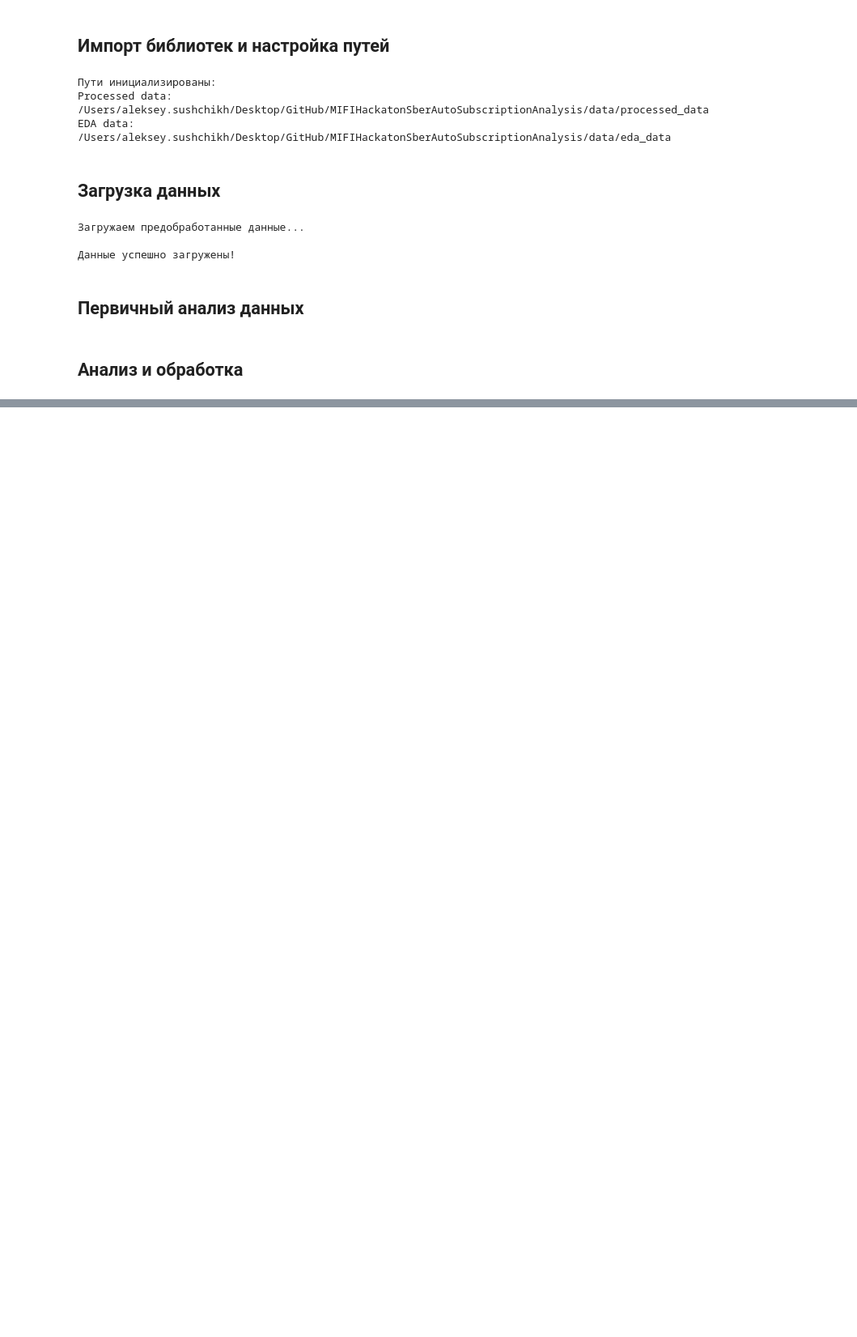
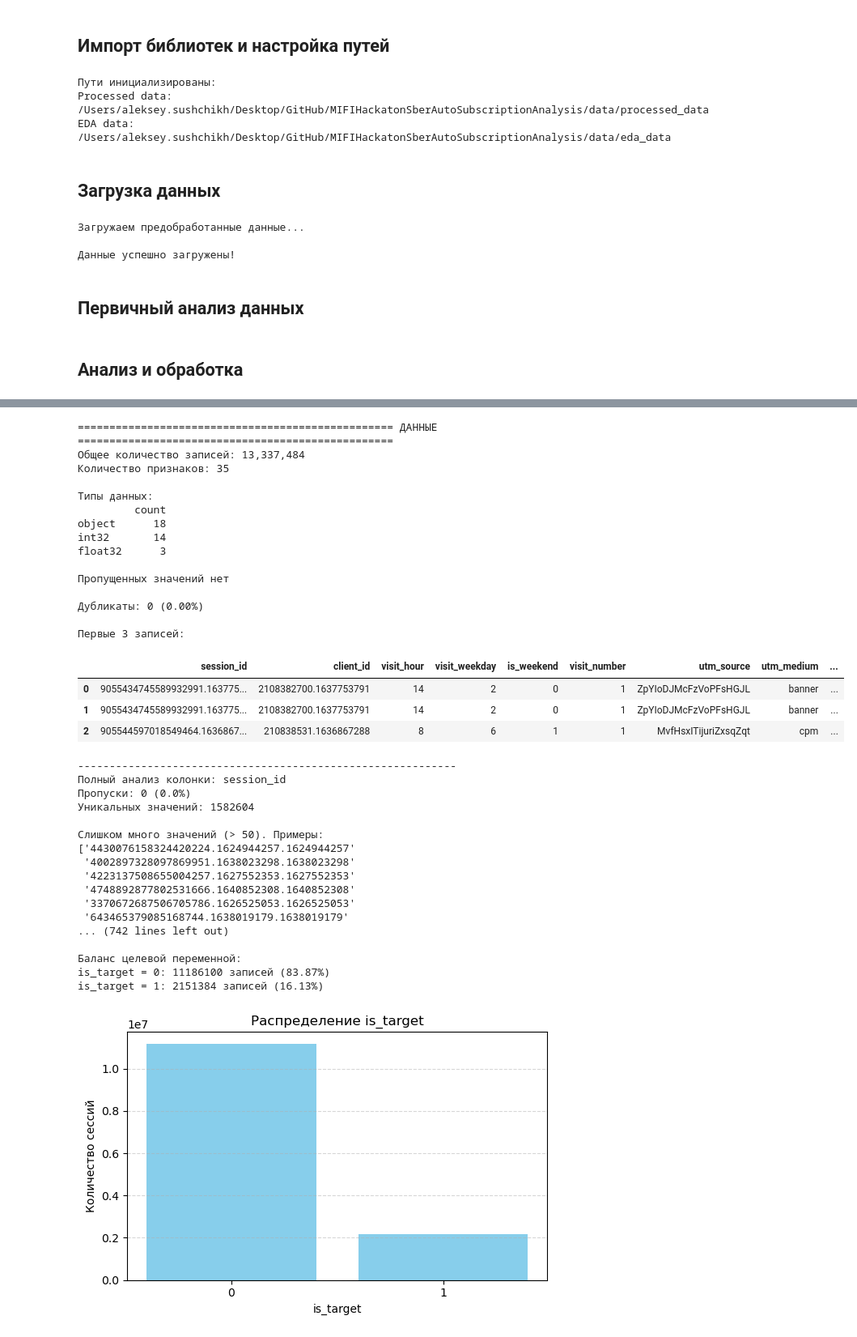
Before and after one commit to ListAloe/MIFIHackatonSberAutoSubscriptionAnalysis, a Jupyter notebook: notebooks/EDA/eda.ipynb, the cells around one changed output, grey strips where cells are left out. Shown at 81% size. Drawn from its saved outputs; the diff is of its cells as text; code cells hidden in the pictures; blank space fills up the shorter version.

```diff
--- a/notebooks/EDA/eda.ipynb
+++ b/notebooks/EDA/eda.ipynb
@@ -749,0 +914,77 @@ plt.show()
+# %%
+# Подготовка данных
+df = test6.copy()
+
+df['visit_day'] = df['visit_datetime'].dt.day
+df['visit_month'] = df['visit_datetime'].dt.month
+df['visit_year'] = df['visit_datetime'].dt.year
+df['hit_sec'] = df['hit_time_td'].dt.total_seconds()
+df['session_total_sec'] = df['session_duration'].dt.total_seconds()
+df.drop('visit_datetime', axis=1, inplace=True)
+df.drop('hit_time_td', axis=1, inplace=True)
+df.drop('ar_bin', axis=1, inplace=True)
+df.drop('session_duration', axis=1, inplace=True)
+
+# Для каждого столбца с расширенным dtype приводим к соответствующему обычному:
+for col, dtype in test6.dtypes.items():
+    # IntegerDtype → int32
+    if pd.api.types.is_integer_dtype(dtype):
+        test6[col] = test6[col].astype('int32')
+    # BooleanDtype → bool
+    elif pd.api.types.is_bool_dtype(dtype):
+        test6[col] = test6[col].astype('bool')
+    # StringDtype → object (Python str)
+    elif pd.api.types.is_string_dtype(dtype):
+        test6[col] = test6[col].astype('object')
+    elif pd.api.types.is_float_dtype(dtype):
+        test6[col] = test6[col].astype('float32')
+
+# Находим все колонки с типом int64 или Int64
+int_cols = df.select_dtypes(include=['int64', 'Int64', 'Int32']).columns
+
+# Конвертируем их в int32
+df[int_cols] = df[int_cols].astype('int32')
+
+float_cols = df.select_dtypes(include=['float64', 'Float64', 'Float32']).columns
+
+df[float_cols] = df[float_cols].astype('float32')
+
+summarize_dataset(df, "Данные")
+# %% [output]
+================================================== ДАННЫЕ ==================================================
+Общее количество записей: 13,337,484
+Количество признаков: 35
+
+Типы данных:
+         count
+object      18
+int32       14
+float32      3
+
+Пропущенных значений нет
+
+Дубликаты: 0 (0.00%)
+
+Первые 3 записей:
+|  | session_id | client_id | visit_hour | visit_weekday | is_weekend | visit_number | utm_source | utm_medium | ... |
+| 0 | 9055434745589932991.163775... | 2108382700.1637753791 | 14 | 2 | 0 | 1 | ZpYIoDJMcFzVoPFsHGJL | banner | ... |
+| 1 | 9055434745589932991.163775... | 2108382700.1637753791 | 14 | 2 | 0 | 1 | ZpYIoDJMcFzVoPFsHGJL | banner | ... |
+| 2 | 905544597018549464.1636867... | 210838531.1636867288 | 8 | 6 | 1 | 1 | MvfHsxITijuriZxsqZqt | cpm | ... |
+------------------------------------------------------------
+Полный анализ колонки: session_id
+Пропуски: 0 (0.0%)
+Уникальных значений: 1582604
+
+Слишком много значений (> 50). Примеры:
+['4430076158324420224.1624944257.1624944257'
+ '4002897328097869951.1638023298.1638023298'
+ '4223137508655004257.1627552353.1627552353'
+ '4748892877802531666.1640852308.1640852308'
+ '3370672687506705786.1626525053.1626525053'
+ '643465379085168744.1638019179.1638019179'
+... (742 lines left out)
+
+Баланс целевой переменной:
+is_target = 0: 11186100 записей (83.87%)
+is_target = 1: 2151384 записей (16.13%)
+[figure, added]
```
Also changed, not shown: parts of 8 cells of this notebook, 9 other files.
